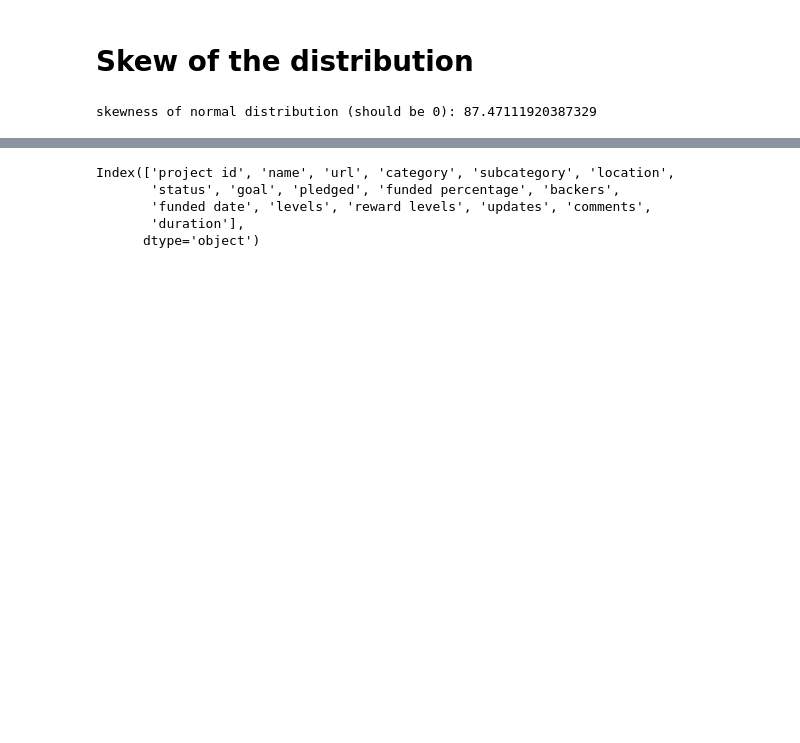
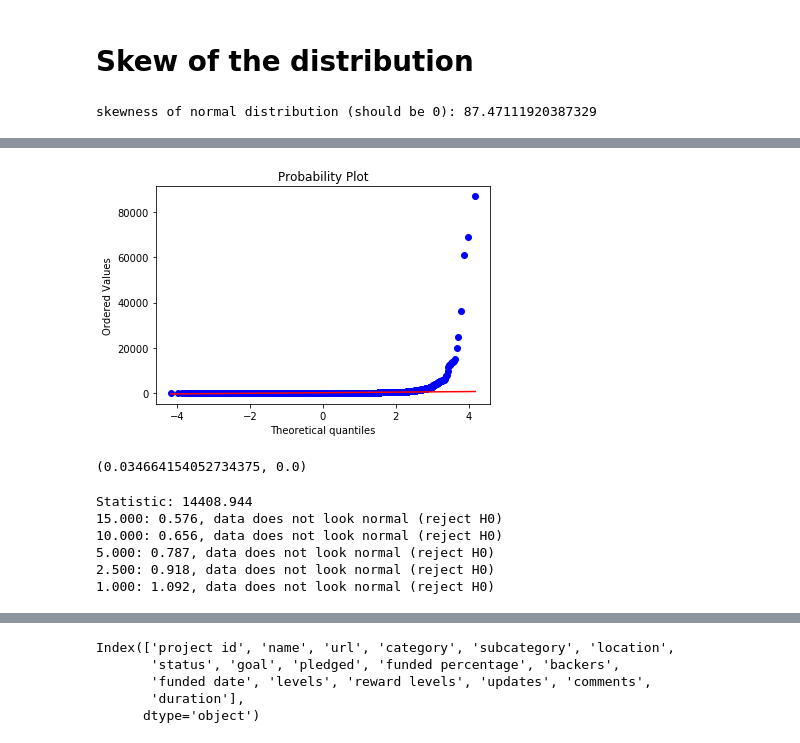
Before and after one commit to nygeog/general_assembly_data_analysis, a Jupyter notebook: notebook_1.ipynb, the cells around one changed output, grey strips where cells are left out. Drawn from its saved outputs; the diff is of its cells as text; code cells hidden in the pictures; blank space fills up the shorter version.

```diff
--- a/notebook_1.ipynb
+++ b/notebook_1.ipynb
@@ -127,3 +176,50 @@ skewness of normal distribution (should be 0): 87.47111920387329
+# %%
+import numpy as np
+import pylab
+import scipy.stats as stats
+
+measurements = df.backers
+stats.probplot(measurements, dist="norm", plot=pylab)
+pylab.show()
+# %% [output]
+[figure, added]
+# %%
+import scipy
+
+# scipy.stats.shapiro(dat)
+# (0.9810476899147034, 1.3054057490080595e-05)scipy.stats.kstest(data, 'norm', args=(data_avg, data_sig))
+# # https://stats.stackexchange.com/questions/299012/inconsistent-normality-tests-kolmogorov-smirnov-vs-shapiro-wilk
+
+scipy.stats.shapiro(df.backers)
+
+# stats.probplot(dat, dist=dist)
+# %% [output]
+(0.034664154052734375, 0.0)
+# %%
+
+# Anderson-Darling Test
+from numpy.random import seed
+from numpy.random import randn
+from scipy.stats import anderson
+
+data = df.backers
+# normality test
+result = anderson(data)
+print('Statistic: %.3f' % result.statistic)
+p = 0
+for i in range(len(result.critical_values)):
+    sl, cv = result.significance_level[i], result.critical_values[i]
+    if result.statistic < result.critical_values[i]:
+        print('%.3f: %.3f, data looks normal (fail to reject H0)' % (sl, cv))
+    else:
+        print('%.3f: %.3f, data does not look normal (reject H0)' % (sl, cv))
+# %% [output]
+Statistic: 14408.944
+15.000: 0.576, data does not look normal (reject H0)
+10.000: 0.656, data does not look normal (reject H0)
+5.000: 0.787, data does not look normal (reject H0)
+2.500: 0.918, data does not look normal (reject H0)
+1.000: 1.092, data does not look normal (reject H0)
 # %%
 import plotly
 plotly.offline.init_notebook_mode(connected=True)
```
Also changed, not shown: parts of 6 cells of this notebook.
